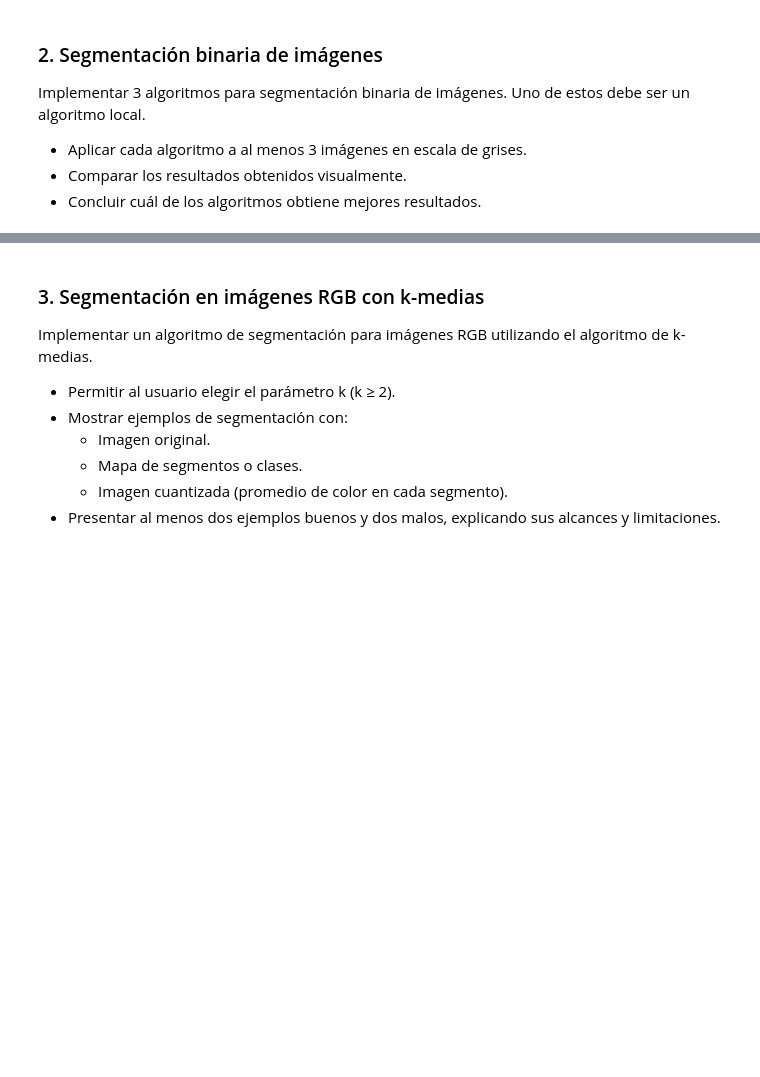
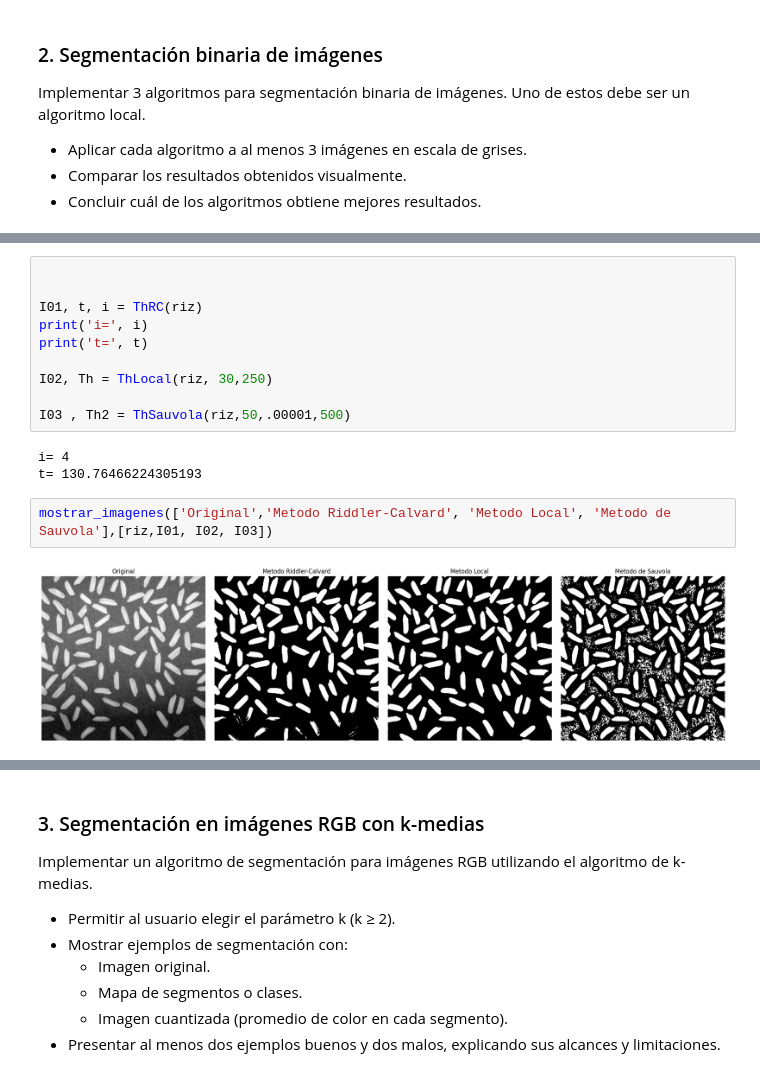
Before and after one commit to DiggsPapu/computer-vision-lab-1, a Jupyter notebook: Lab1.ipynb, the cells around one changed output, grey strips where cells are left out. Drawn from its saved outputs; the diff is of its cells as text; blank space fills up the shorter version.

```diff
--- a/Lab1.ipynb
+++ b/Lab1.ipynb
@@ -180,0 +173,17 @@ t= 130.77570362709005
+# %%
+
+
+I01, t, i = ThRC(riz)
+print('i=', i)
+print('t=', t)
+
+I02, Th = ThLocal(riz, 30,250)
+
+I03 , Th2 = ThSauvola(riz,50,.00001,500)
+# %% [output]
+i= 4
+t= 130.76466224305193
+# %%
+mostrar_imagenes(['Original','Metodo Riddler-Calvard', 'Metodo Local', 'Metodo de Sauvola'],[riz,I01, I02, I03])
+# %% [output]
+[figure, added]
```
Also changed, not shown: parts of 12 cells of this notebook, 3 other files.
